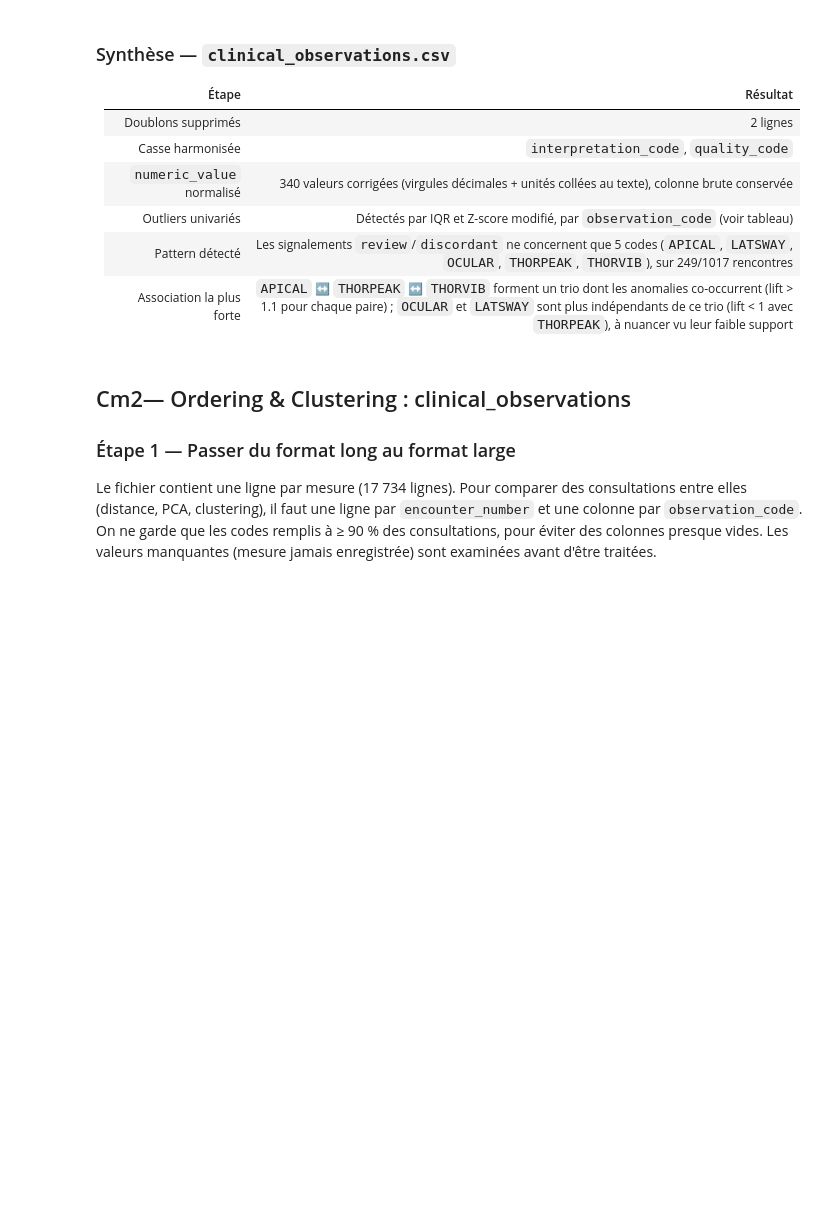
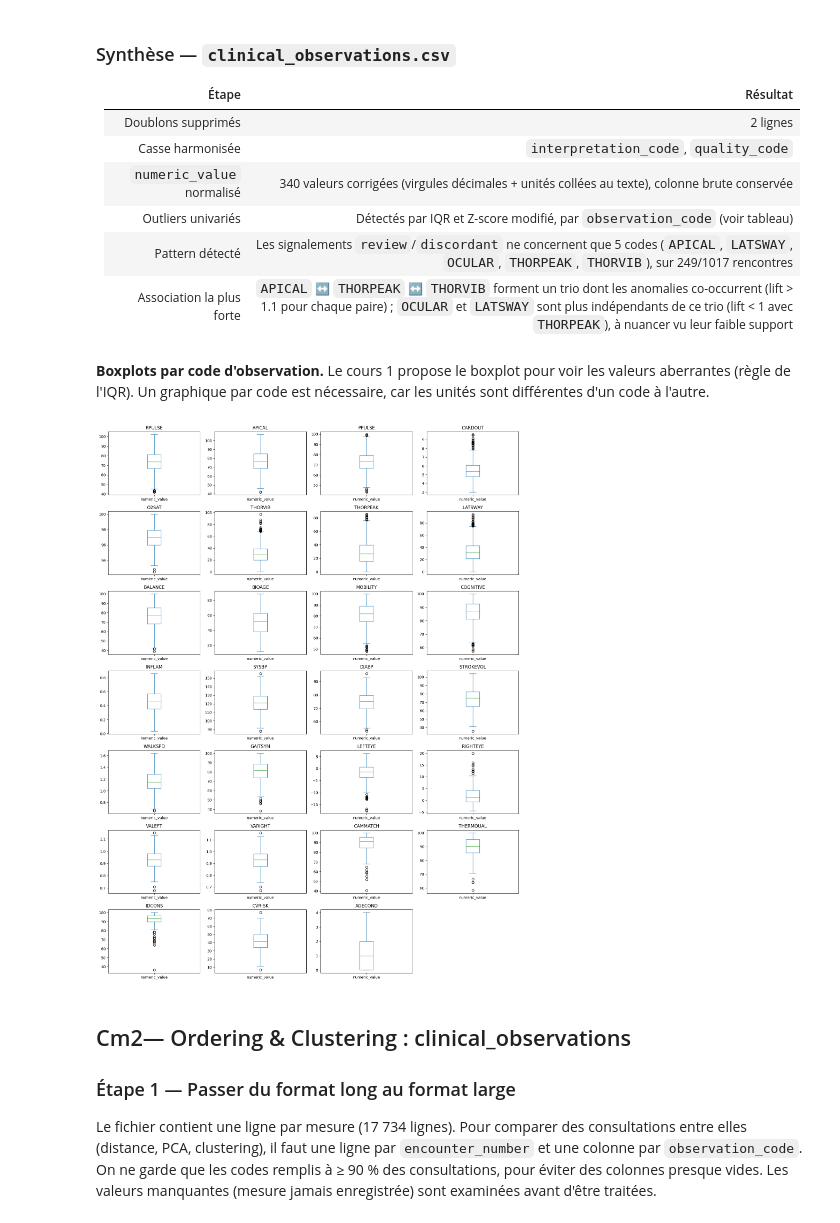
Before and after one commit to Sheik-info/20262027-UE-DataMining-Project, a Jupyter notebook: health.ipynb, the cells around one changed output. Saved outputs shown, nothing was run; the diff lists cells and outputs as text; code cells hidden in the pictures; blank space fills up the shorter version.

Commit message:
boxplots par code d'observation

```diff
--- a/health.ipynb
+++ b/health.ipynb
@@ -1740,6 +1804,27 @@ df_regles
 | Outliers univariés | Détectés par IQR et Z-score modifié, par `observation_code` (voir tableau) |
 | Pattern détecté | Les signalements `review`/`discordant` ne concernent que 5 codes (`APICAL`, `LATSWAY`, `OCULAR`, `THORPEAK`, `THORVIB`), sur 249/1017 rencontres |
 | Association la plus forte | `APICAL` ↔ `THORPEAK` ↔ `THORVIB` forment un trio dont les anomalies co-occurrent (lift > 1.1 pour chaque paire) ; `OCULAR` et `LATSWAY` sont plus indépendants de ce trio (lift < 1 avec `THORPEAK`), à nuancer vu leur faible support |
+# %% [markdown]
+**Boxplots par code d'observation.** Le cours 1 propose le boxplot pour voir les valeurs aberrantes (règle de l'IQR). Un graphique par code est nécessaire, car les unités sont différentes d'un code à l'autre.
+# %%
+import matplotlib.pyplot as plt
+
+codes = obs['observation_code'].dropna().unique()
+codes = [c for c in codes if obs.loc[obs['observation_code'] == c, 'numeric_value'].notna().sum() >= 50]
+
+n = len(codes)
+cols = 4
+rows = (n + cols - 1) // cols
+fig, axes = plt.subplots(rows, cols, figsize=(16, 3 * rows))
+for ax, c in zip(axes.ravel(), codes):
+    obs.loc[obs['observation_code'] == c, 'numeric_value'].dropna().plot(kind='box', ax=ax)
+    ax.set_title(c)
+for ax in axes.ravel()[n:]:
+    ax.axis('off')
+plt.tight_layout()
+plt.show()
+# %% [output]
+[figure, added]
 # %% [markdown]
 ## Cm2— Ordering & Clustering : clinical_observations
 
```
Also changed, not shown: parts of 4 cells of this notebook.
